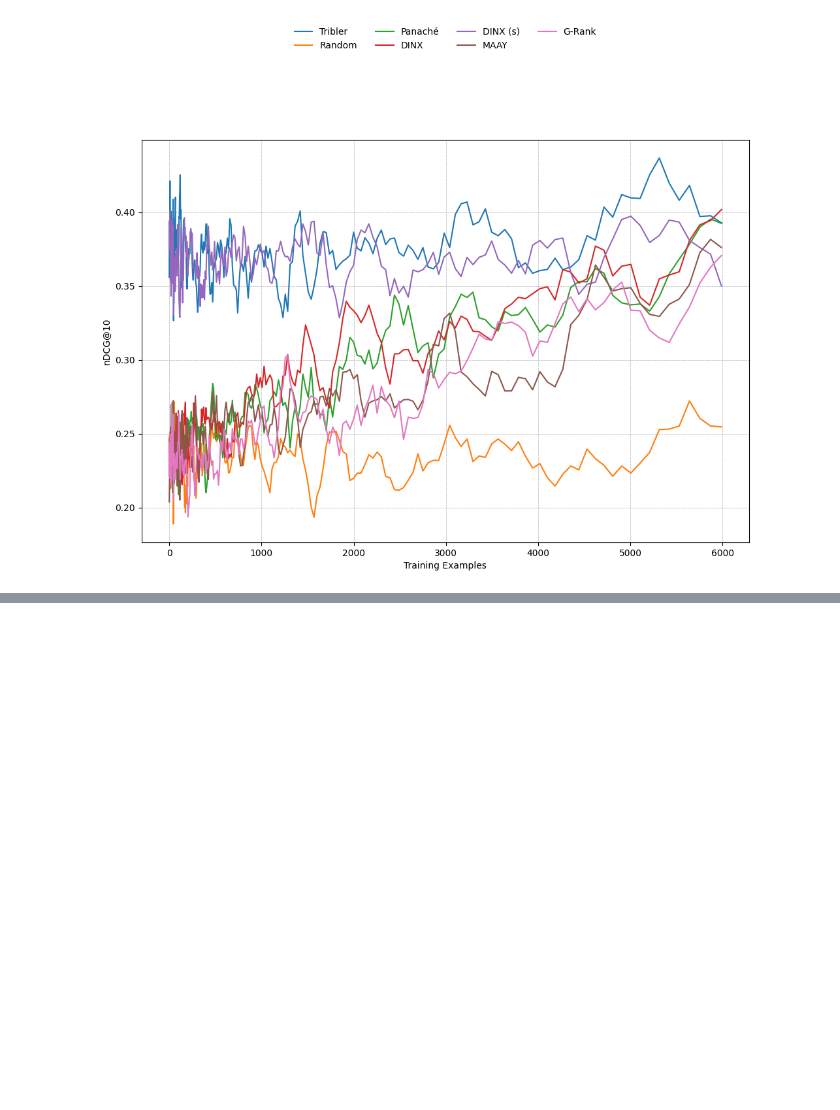
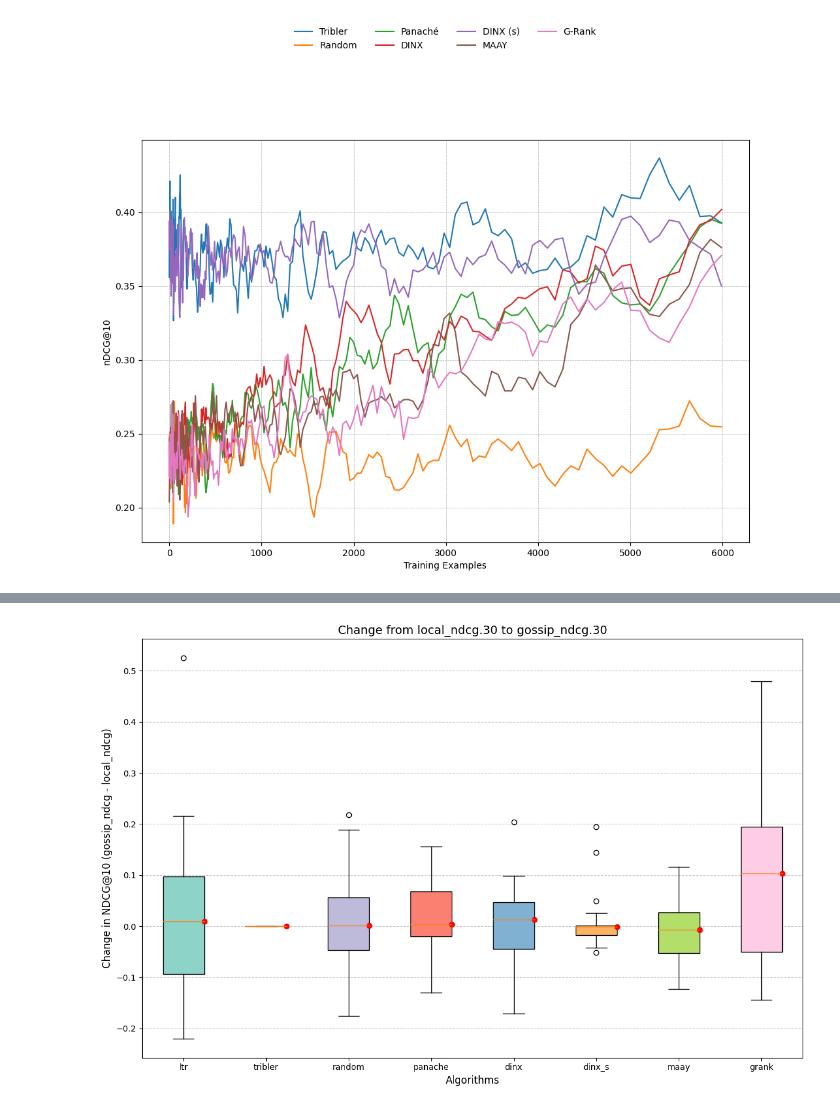
Before and after one commit to mg98/dart, a Jupyter notebook: results.ipynb, the cells around one changed output, grey strips where cells are left out. Saved outputs shown, nothing was run; the diff lists cells and outputs as text; code cells hidden in the pictures; blank space fills up the shorter version.

```diff
--- a/results.ipynb
+++ b/results.ipynb
@@ -326,0 +342,85 @@ tikzplotlib.save("ndcg_plot.tex", axis_width=r'\columnwidth', axis_height=r'6cm'
+# %%
+import json
+import matplotlib.pyplot as plt
+import numpy as np
+
+# Define the value of k
+k = "30"
+
+# Load the JSON data
+with open("results/p2p.json", "r") as f:
+    data = json.load(f)
+
+# Dictionary to hold the changes for each algorithm
+change_data = {}
+statistics = {}
+
+# Iterate over each algorithm in the data
+for algorithm, items in data.items():
+    changes = []
+    for item in items:
+        # Ensure both 'local_ndcg' and 'gossip_ndcg' exist and contain the key k
+        if 'local_ndcg' in item and 'gossip_ndcg' in item:
+            local = item['local_ndcg'].get(k)
+            gossip = item['gossip_ndcg'].get(k)
+            if local is not None and gossip is not None:
+                change = gossip - local
+                changes.append(change)
+
+    # Store the changes for the current algorithm
+    change_data[algorithm] = changes
+
+    # Calculate statistics if there are any changes
+    if changes:
+        changes_np = np.array(changes)
+        statistics[algorithm] = {
+            'min': np.min(changes_np),
+            'max': np.max(changes_np),
+            'mean': np.mean(changes_np),
+            'variance': np.var(changes_np)
+        }
+    else:
+        statistics[algorithm] = {
+            'min': None,
+            'max': None,
+            'mean': None,
+            'variance': None
+        }
+
+# Print the statistics
+print(f"Statistics for change from local_ndcg.{k} to gossip_ndcg.{k}:")
+for algo, stats in statistics.items():
+    print(f"\nAlgorithm: {algo}")
+    if stats['min'] is not None:
+        print(f"  Min Change: {stats['min']:.4f}")
+        print(f"  Max Change: {stats['max']:.4f}")
+        print(f"  Mean Change: {stats['mean']:.4f}")
+        print(f"  Variance: {stats['variance']:.6f}")
+    else:
+        print("  No valid data to compute statistics.")
+
+# Prepare data for box plot
+data_to_plot = [change_data[algo] for algo in ALGORITHMS.keys()]
+
+# Create a vertical box plot with algorithms on the x-axis
+plt.figure(figsize=(12, 8))  # Adjusted figure size for better readability
+box = plt.boxplot(data_to_plot, vert=True, patch_artist=True, labels=ALGORITHMS.keys())
+
+# Customize box plot appearance
+colors = plt.cm.Set3.colors  # Use a colormap with distinct colors
+for patch, color in zip(box['boxes'], colors):
+    patch.set_facecolor(color)
+
+# Optionally, add mean markers
+for median in box['medians']:
+    x, y = median.get_xydata()[1]
+    plt.plot(x, y, 'ro')  # Red dot for median
+
+plt.title(f'Change from local_ndcg.{k} to gossip_ndcg.{k}', fontsize=14)
+plt.ylabel('Change in NDCG@10 (gossip_ndcg - local_ndcg)', fontsize=12)
+plt.xlabel('Algorithms', fontsize=12)
+plt.grid(axis='y', linestyle='--', alpha=0.7)
+
+plt.tight_layout()
+plt.show()
+# %% [output]
@@ -326,0 +444 @@ tikzplotlib.save("ndcg_plot.tex", axis_width=r'\columnwidth', axis_height=r'6cm'
+[figure, added]
```
Also changed, not shown: parts of 13 cells of this notebook, 7 other files.
